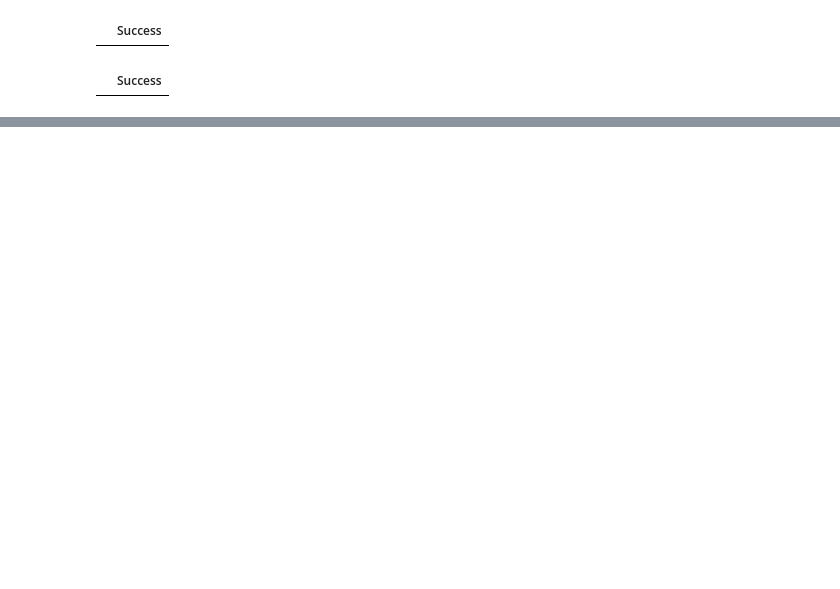
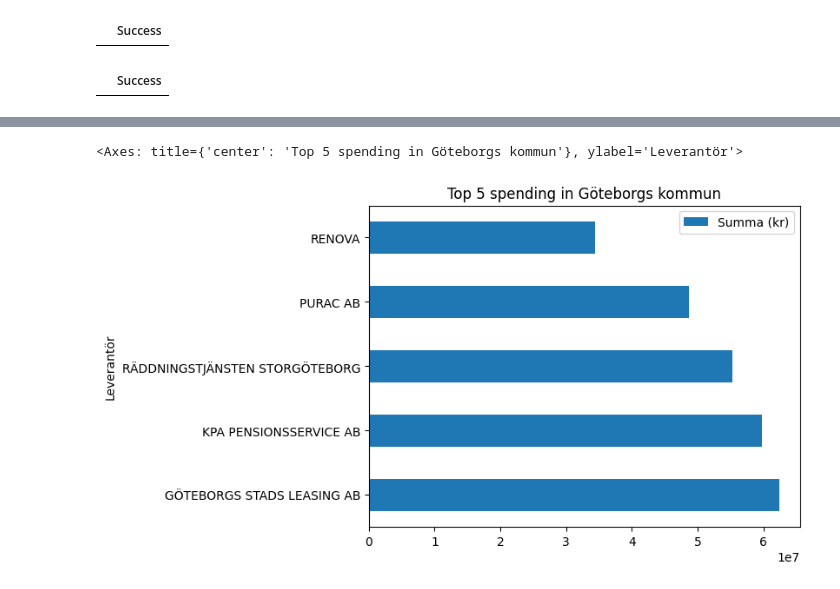
Before and after one commit to johnsandsjo/sql-john-sandsjo-de24, a Jupyter notebook: 14_python_duckdb/sql_queries.ipynb, the cells around one changed output, grey strips where cells are left out. Saved outputs shown, nothing was run; the diff lists cells and outputs as text; code cells hidden in the pictures; blank space fills up the shorter version.

```diff
--- a/14_python_duckdb/sql_queries.ipynb
+++ b/14_python_duckdb/sql_queries.ipynb
@@ -91,3 +91,15 @@ QueryDatabase("DROP TABLE main.refined_layer_202407").df
 QueryDatabase("DROP TABLE main.invoice_202407").df
 # %% [output]
 |  | Success |
+# %%
+df = QueryDatabase("""
+SELECT
+            leverantör,
+            SUM("Belopp exkl moms") AS "Summa (kr)"
+FROM refined_layer.invoice_202407
+GROUP BY
+              leverantör
+ORDER BY "Summa (kr)" DESC
+              """).df
+
+df
@@ -93,0 +120,5 @@ QueryDatabase("DROP TABLE main.invoice_202407").df
+# %%
+df.head().plot(kind="barh", x="Leverantör", y="Summa (kr)", title="Top 5 spending in Göteborgs kommun")
+# %% [output]
+<Axes: title={'center': 'Top 5 spending in Göteborgs kommun'}, ylabel='Leverantör'>
+[figure, added]
```
Also changed, not shown: parts of 2 cells of this notebook, 1 other file.
